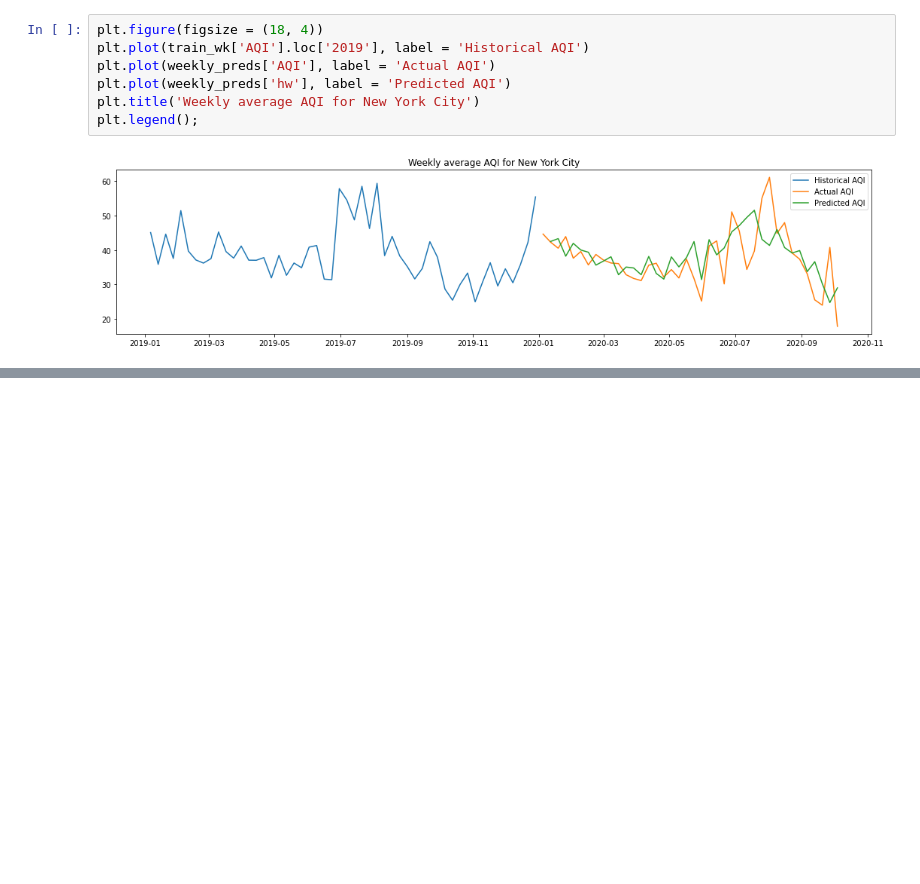
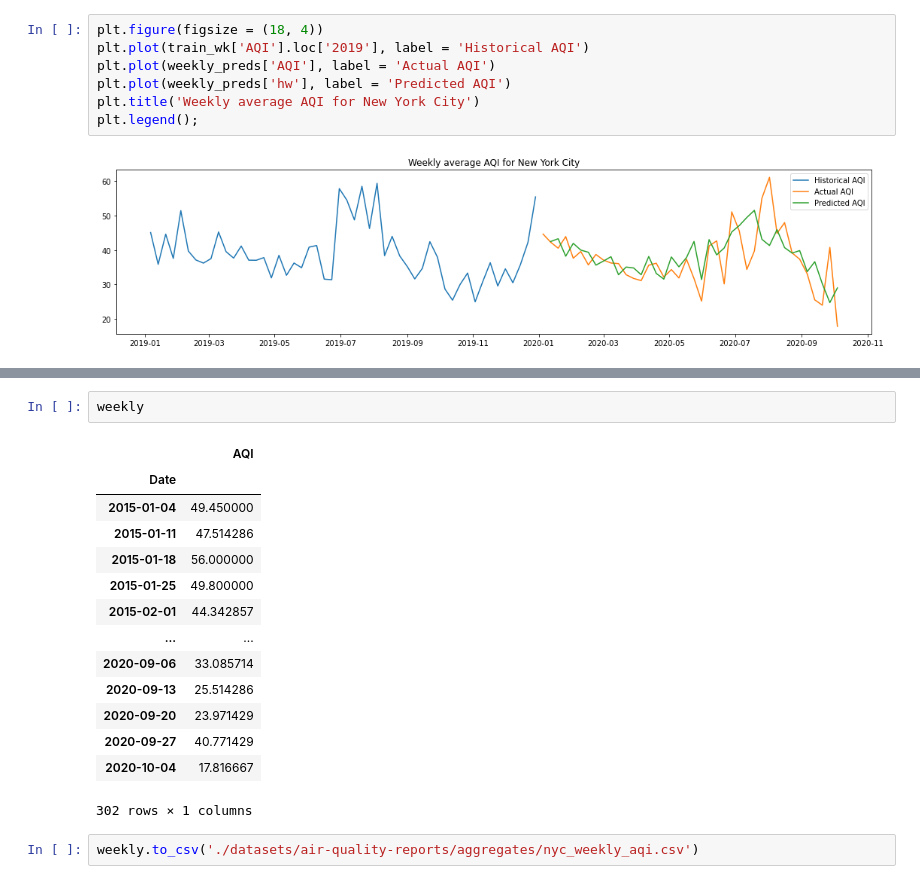
Before and after one commit to transcriptive/covid-aqi, a Jupyter notebook: NYC-notebooks/NYC-time-series-work.ipynb, the cells around one changed output, grey strips where cells are left out. Drawn from its saved outputs; the diff is of its cells as text; blank space fills up the shorter version.

```diff
--- a/NYC-time-series-work.ipynb
+++ b/NYC-notebooks/NYC-time-series-work.ipynb
@@ -178,0 +246,19 @@ plt.legend();
+# %%
+weekly
+# %% [output]
+|  | AQI |
+| Date |  |
+| 2015-01-04 | 49.450000 |
+| 2015-01-11 | 47.514286 |
+| 2015-01-18 | 56.000000 |
+| 2015-01-25 | 49.800000 |
+| 2015-02-01 | 44.342857 |
+| ... | ... |
+| 2020-09-06 | 33.085714 |
+| 2020-09-13 | 25.514286 |
+| 2020-09-20 | 23.971429 |
+| 2020-09-27 | 40.771429 |
+| 2020-10-04 | 17.816667 |
+302 rows × 1 columns
+# %%
+weekly.to_csv('./datasets/air-quality-reports/aggregates/nyc_weekly_aqi.csv')
```
Also changed, not shown: parts of 11 cells of this notebook, 2 other files.
